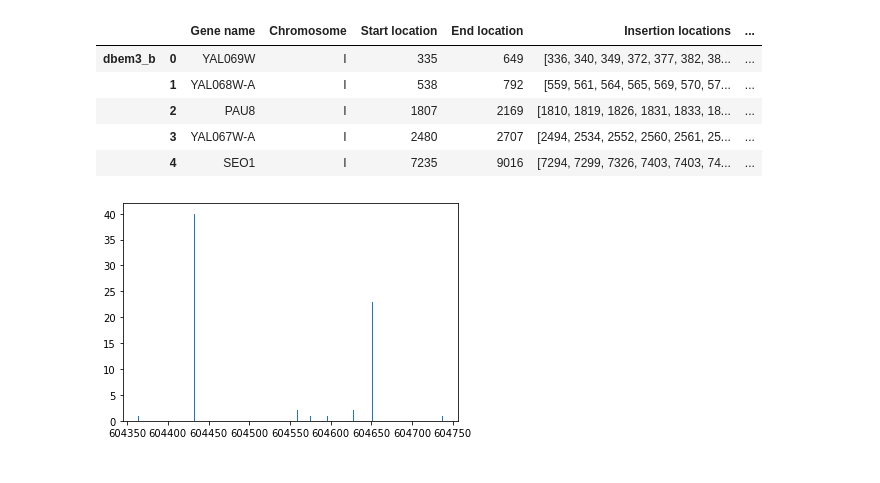
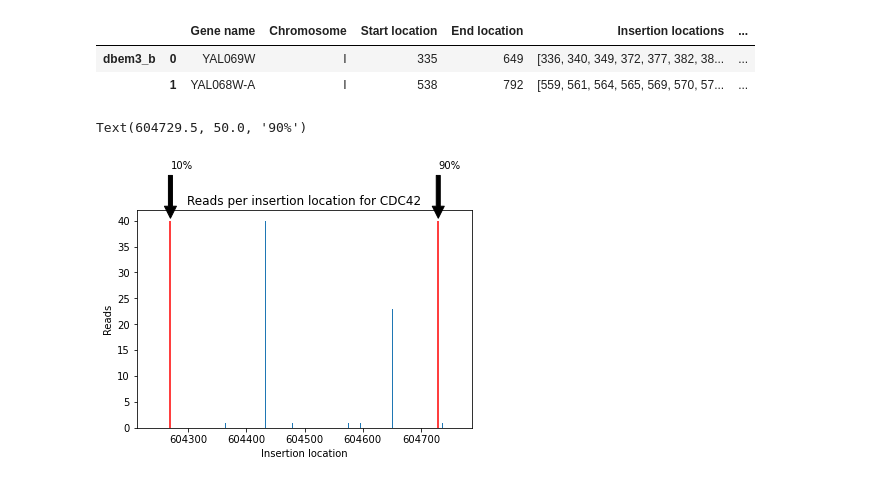
Before and after one commit to SATAY-LL/comparative-analysis-among-strains, a Jupyter notebook: src/analysis_individual_genes.ipynb, the cells around one changed output. Saved outputs shown, nothing was run; the diff lists cells and outputs as text; code cells hidden in the pictures.

```diff
--- a/src/analysis_individual_genes.ipynb
+++ b/src/analysis_individual_genes.ipynb
@@ -32,14 +32,11 @@ for i in np.arange(0,len(pergene_files)):
 
 list_data_pd=pd.concat(list_data,axis=0,keys=keys)
 # %%
-list_data_pd.head()
+list_data_pd.head(2)
 # %% [output]
 |  |  | Gene name | Chromosome | Start location | End location | Insertion locations | ... |
 | dbem3_b | 0 | YAL069W | I | 335 | 649 | [336, 340, 349, 372, 377, 382, 38... | ... |
 |  | 1 | YAL068W-A | I | 538 | 792 | [559, 561, 564, 565, 569, 570, 57... | ... |
-|  | 2 | PAU8 | I | 1807 | 2169 | [1810, 1819, 1826, 1831, 1833, 18... | ... |
-|  | 3 | YAL067W-A | I | 2480 | 2707 | [2494, 2534, 2552, 2560, 2561, 25... | ... |
-|  | 4 | SEO1 | I | 7235 | 9016 | [7294, 7299, 7326, 7403, 7403, 74... | ... |
 # %%
 ## Plot reads per tranposons over the genes in essential genes
 
@@ -47,22 +44,34 @@ essential_genes=["CDC42","ACT1","CDC24", "CDC19","CDC15"]
 # %%
  ## prototype for one gene
 from from_excel_to_list import from_excel_to_list
 
 a=list_data_pd.loc[keys[0],"Gene name"]
+gene="CDC42"
+index_gene=np.where(a==gene)[0][0]
 
-np.where(a=="CDC42")[0][0]
+reads_vector=from_excel_to_list( list_data_pd.loc[keys[0],"Reads per insertion location"][index_gene])
+plt.bar(from_excel_to_list( list_data_pd.loc[keys[0],"Insertion locations"][index_gene]),
+reads_vector)
 
-plt.bar(from_excel_to_list( list_data_pd.loc[keys[0],"Insertion locations"][4292]),
-from_excel_to_list( list_data_pd.loc[keys[0],"Reads per insertion location"][4292]))
 
-length=list_data_pd.loc[keys[0],"End location"][4292]-list_data_pd.loc[keys[0],"Start location"][4292]
+start_location=list_data_pd.loc[keys[0],"Start location"][index_gene]
+end_location=list_data_pd.loc[keys[0],"End location"][index_gene]
+length=end_location-start_location
 
 length_10_first=0.1*length
 length_10_last=0.9*length
 
-#plt.vlines(ymax=10,ymin=0,x=604350+length_10_first,color="red")
-#plt.vlines(ymax=10,ymin=0,x=604350+length_10_last,color="red")
+plt.xlabel("Insertion location")
+plt.ylabel("Reads")
 
-#plt.xlim(604330,604750)
+plt.title("Reads per insertion location for " + gene )
+plt.xlim(start_location,end_location)
+
+plt.vlines(ymax=np.max(reads_vector),ymin=0,x=start_location+length_10_first,color="red")
+plt.vlines(ymax=np.max(reads_vector),ymin=0,x=start_location+length_10_last,color="red")
+
+plt.annotate("10%",xy=(start_location+length_10_first,np.max(reads_vector)),xytext=(start_location+length_10_first,np.max(reads_vector)+10),arrowprops=dict(facecolor='black', shrink=0.05))
+plt.annotate("90%",xy=(start_location+length_10_last,np.max(reads_vector)),xytext=(start_location+length_10_last,np.max(reads_vector)+10),arrowprops=dict(facecolor='black', shrink=0.05))
 # %% [output]
+Text(604729.5, 50.0, '90%')
-[figure, old version]
+[figure, new version]
```
Also changed, not shown: parts of 5 cells of this notebook.
